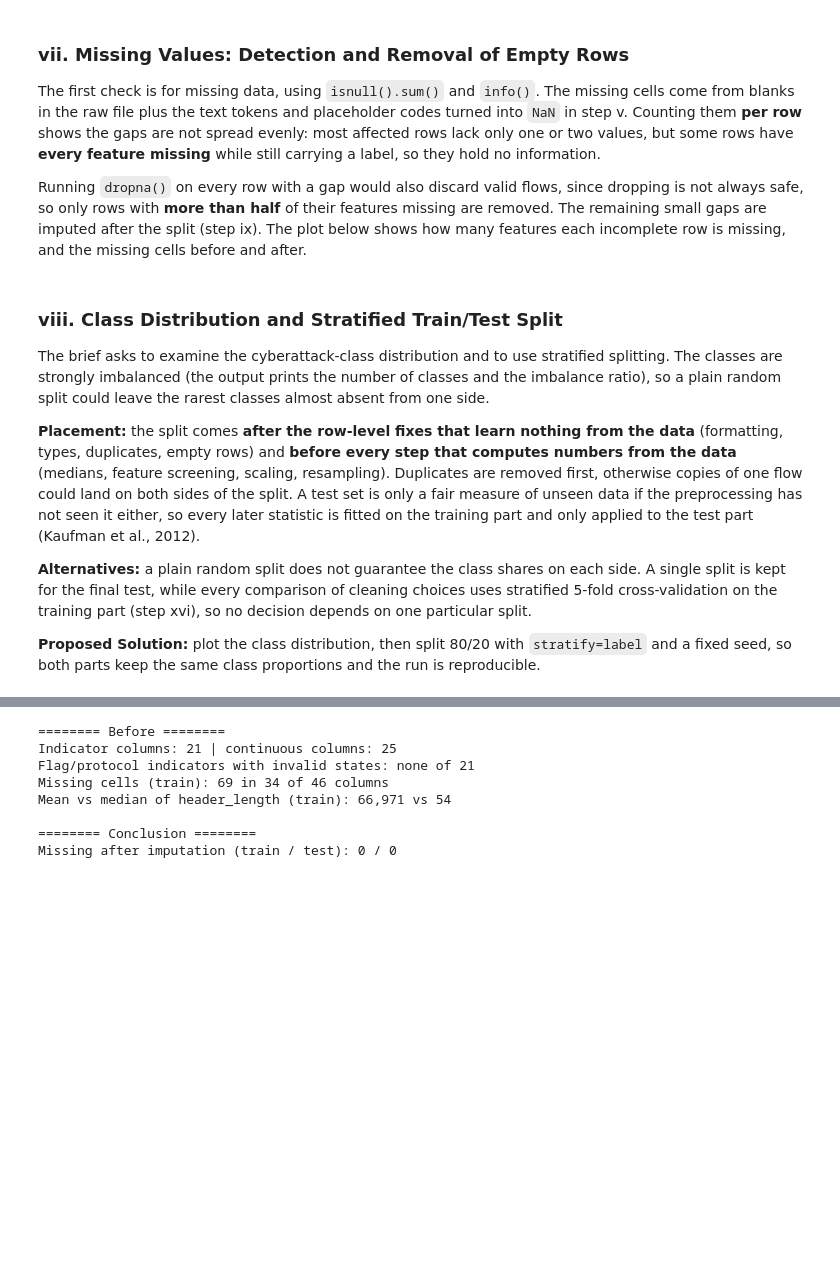
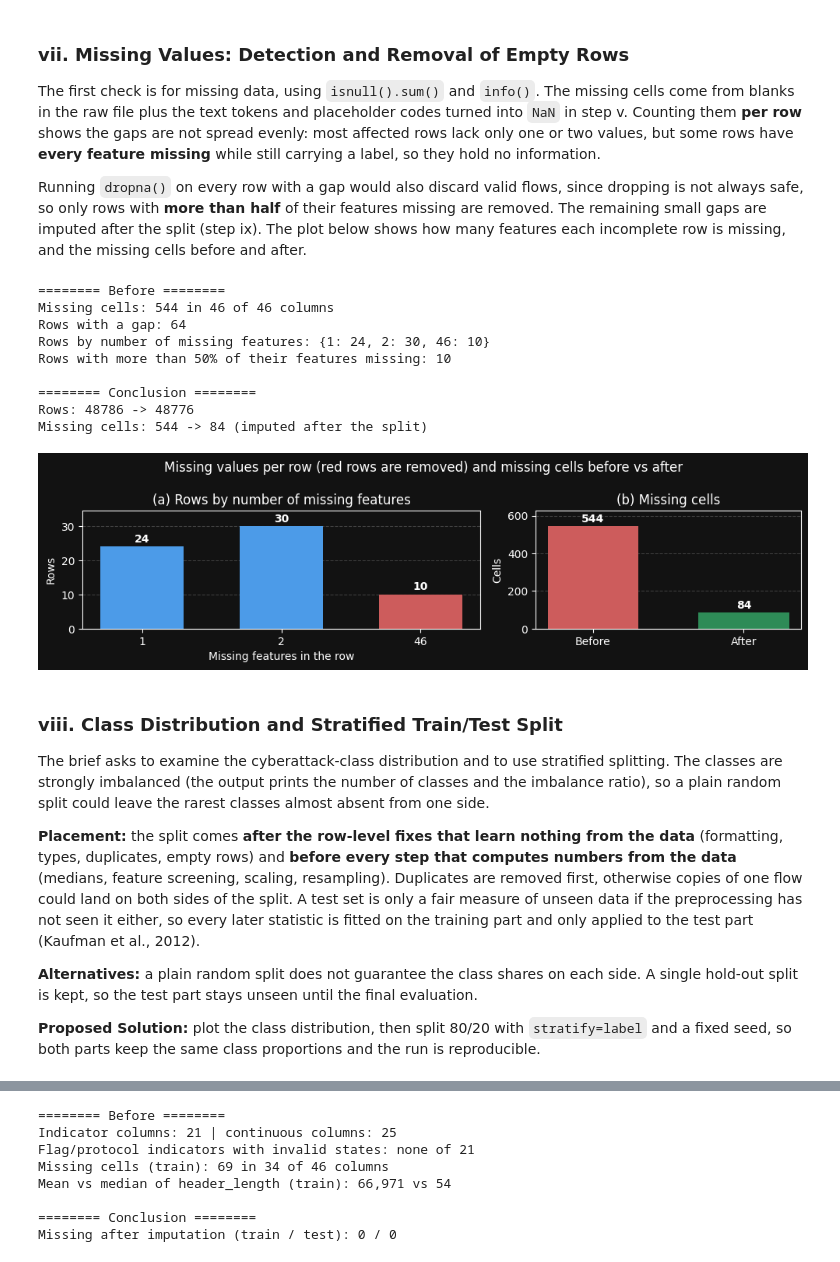
Before and after one commit to MR-Goldenyt/Argus, a Jupyter notebook: Argus.ipynb, the cells around one changed output, grey strips where cells are left out. Cells and saved outputs as stored; diff of their text form; code cells hidden in the pictures; blank space fills up the shorter version.

```diff
--- a/Argus.ipynb
+++ b/Argus.ipynb
@@ -14,17 +14,8 @@ import os
 import pandas as pd
 import numpy as np
 import matplotlib.pyplot as plt
-import time
-import warnings
-from sklearn.ensemble import RandomForestClassifier
-from sklearn.exceptions import ConvergenceWarning
-from sklearn.linear_model import LogisticRegression
-from sklearn.metrics import accuracy_score, precision_recall_fscore_support
-from sklearn.model_selection import StratifiedKFold, cross_val_score, train_test_split
-from sklearn.neighbors import KNeighborsClassifier
+from sklearn.model_selection import train_test_split
 from sklearn.preprocessing import LabelEncoder, StandardScaler
-from sklearn.svm import LinearSVC
-from sklearn.tree import DecisionTreeClassifier
 from sklearn.utils import resample
 
 # Constants shared across the notebook
@@ -37,7 +28,7 @@ FIG_DIR = "figures"  # saved figures go here
 SAVE_FIGS = False  # True writes every figure to FIG_DIR
 BG = "#121212"  # figure background color
 STYLE = ["dark_background", {"figure.facecolor": BG, "axes.facecolor": BG}]
-WIDE = (10, 3.2)  # wide, short figures that take about a third of a report page
+WIDE = (10, 2.8)  # wide, short figures: about 1.7 inches tall at report width
 
 def finish_fig(fig, name):
     """Save the figure if SAVE_FIGS is on, then close it so only display() shows it.
@@ -457,13 +459,14 @@ ROW_MISSING_LIM = 0.5  # remove a row when more than this share of its features
 
 # ======== Before ========
 # Count the missing cells of every row
-gaps = df[feature_cols].isnull()
-per_row = gaps.sum(axis=1)
+gaps = df[feature_cols].isnull()  # True where a cell is missing
+per_row = gaps.sum(axis=1)  # missing cells in each row
 empty = gaps.mean(axis=1) > ROW_MISSING_LIM  # rows that are mostly empty
-missing_before = int(gaps.to_numpy().sum())
+missing_before = int(gaps.to_numpy().sum())  # total missing cells
 
-cols_with_gaps = (gaps.sum() > 0).sum()
-rows_with_gaps = (per_row > 0).sum()
+# Where the gaps are
+cols_with_gaps = (gaps.sum() > 0).sum()  # columns with a missing cell
+rows_with_gaps = (per_row > 0).sum()  # rows with a missing cell
 rows_by_gaps = per_row[per_row > 0].value_counts().sort_index()  # rows per number of missing features
 print("======== Before ========")
 print(f"Missing cells: {missing_before} in {cols_with_gaps} of {len(feature_cols)} columns")
@@ -473,38 +476,52 @@ print(f"Rows with more than {ROW_MISSING_LIM:.0%} of their features missing: {em
 
 # ======== Cleaning ========
 # Drop only the mostly-empty rows; small gaps are imputed after the split (step ix)
-before_vii = df.copy()  # the table before this step, kept for the cleaning audit (step xvi, test F)
 empty_labels = df.loc[empty, LABEL_COL].value_counts()  # classes of the removed rows
-df = df[~empty].reset_index(drop=True)
+df = df[~empty].reset_index(drop=True)  # keep the other rows
 
 # ======== After ========
+# Missing cells left for step ix
 missing_after = int(df[feature_cols].isnull().to_numpy().sum())
 print("\n======== Conclusion ========")
 print(f"Rows: {len(gaps)} -> {len(df)}")
 print(f"Missing cells: {missing_before} -> {missing_after} (imputed after the split)")
 
 # ======== Figures ========
 # Plot: (a) how many features each incomplete row is missing (red = removed), (b) missing cells before vs after
-is_removed = rows_by_gaps.index > ROW_MISSING_LIM * len(feature_cols)
+is_removed = rows_by_gaps.index > ROW_MISSING_LIM * len(feature_cols)  # True for the bars of removed rows
 with plt.style.context(STYLE):
     fig, (ax1, ax2) = plt.subplots(1, 2, figsize=WIDE, gridspec_kw={"width_ratios": [3, 2]})
 
+    # (a) rows by number of missing features
     ax1.bar(rows_by_gaps.index.astype(str), rows_by_gaps, color=np.where(is_removed, "indianred", "#4c9be8"), width=0.6)
-    ax1.bar_label(ax1.containers[0], padding=2, fontweight="bold")
+    ax1.bar_label(ax1.containers[0], padding=2, fontweight="bold")  # count on top of each bar
     ax1.set(title="(a) Rows by number of missing features", xlabel="Missing features in the row", ylabel="Rows")
     ax1.set_ylim(0, rows_by_gaps.max() * 1.15)  # headroom for the labels
 
+    # (b) missing cells before vs after
     ax2.bar(["Before", "After"], [missing_before, missing_after], color=["indianred", "seagreen"], width=0.6)
     ax2.bar_label(ax2.containers[0], fmt="{:,.0f}", padding=2, fontweight="bold")
     ax2.set(title="(b) Missing cells", ylabel="Cells")
     ax2.set_ylim(0, missing_before * 1.15)
 
+    # same light grid on both panels
     for ax in (ax1, ax2):
         ax.grid(axis="y", linestyle="--", alpha=0.2)
         ax.set_axisbelow(True)
     fig.suptitle("Missing values per row (red rows are removed) and missing cells before vs after")
     fig.tight_layout()
 display(finish_fig(fig, "fig5_empty_rows"))
+# %% [output]
+======== Before ========
+Missing cells: 544 in 46 of 46 columns
+Rows with a gap: 64
+Rows by number of missing features: {1: 24, 2: 30, 46: 10}
+Rows with more than 50% of their features missing: 10
+
+======== Conclusion ========
+Rows: 48786 -> 48776
+Missing cells: 544 -> 84 (imputed after the split)
+[figure, added]
 # %% [markdown]
 ### viii. Class Distribution and Stratified Train/Test Split
 
@@ -512,7 +529,7 @@ The brief asks to examine the cyberattack-class distribution and to use stratifi
 
 **Placement:** the split comes **after the row-level fixes that learn nothing from the data** (formatting, types, duplicates, empty rows) and **before every step that computes numbers from the data** (medians, feature screening, scaling, resampling). Duplicates are removed first, otherwise copies of one flow could land on both sides of the split. A test set is only a fair measure of unseen data if the preprocessing has not seen it either, so every later statistic is fitted on the training part and only applied to the test part (Kaufman et al., 2012).
 
-**Alternatives:** a plain random split does not guarantee the class shares on each side. A single split is kept for the final test, while every comparison of cleaning choices uses stratified 5-fold cross-validation on the training part (step xvi), so no decision depends on one particular split.
+**Alternatives:** a plain random split does not guarantee the class shares on each side. A single hold-out split is kept, so the test part stays unseen until the final evaluation.
 
 **Proposed Solution:** plot the class distribution, then split 80/20 with `stratify=label` and a fixed seed, so both parts keep the same class proportions and the run is reproducible.
 # %%
```
Also changed, not shown: parts of 31 cells of this notebook.
